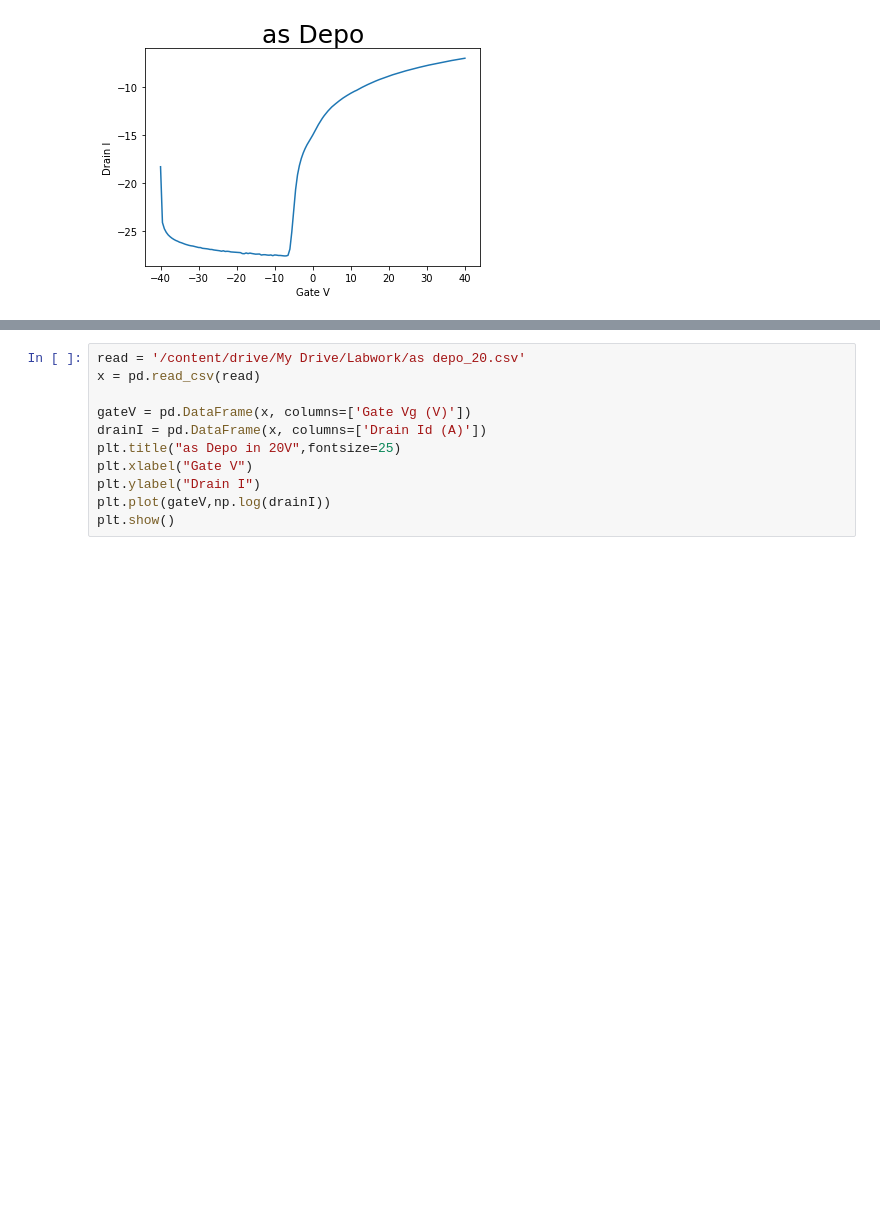
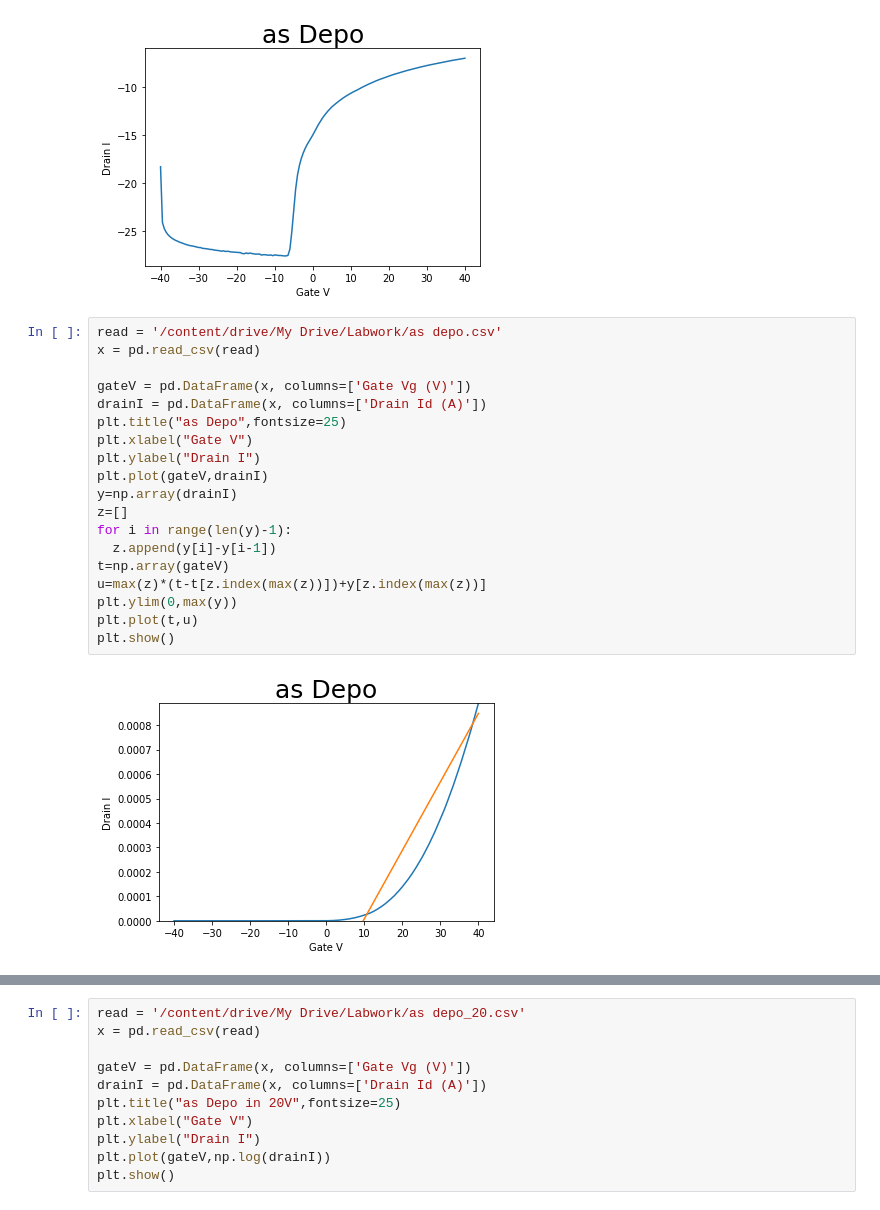
Before and after one commit to junsusong98/TFT_IV_Parameters, a Jupyter notebook: ITZO_TFT.ipynb, the cells around one changed output, grey strips where cells are left out. Drawn from its saved outputs; the diff is of its cells as text; blank space fills up the shorter version.

```diff
--- a/ITZO_TFT.ipynb
+++ b/ITZO_TFT.ipynb
@@ -22,3 +22,24 @@ plt.plot(gateV,np.log(drainI))
 plt.show()
 # %% [output]
 [figure]
+# %%
+read = '/content/drive/My Drive/Labwork/as depo.csv'
+x = pd.read_csv(read)
+
+gateV = pd.DataFrame(x, columns=['Gate Vg (V)'])
+drainI = pd.DataFrame(x, columns=['Drain Id (A)'])
+plt.title("as Depo",fontsize=25)
+plt.xlabel("Gate V")
+plt.ylabel("Drain I")
+plt.plot(gateV,drainI)
+y=np.array(drainI)
+z=[]
+for i in range(len(y)-1):
+  z.append(y[i]-y[i-1])
+t=np.array(gateV)
+u=max(z)*(t-t[z.index(max(z))])+y[z.index(max(z))]
+plt.ylim(0,max(y))
+plt.plot(t,u)
+plt.show()
+# %% [output]
+[figure, added]
```
Also changed, not shown: parts of 9 cells of this notebook.
